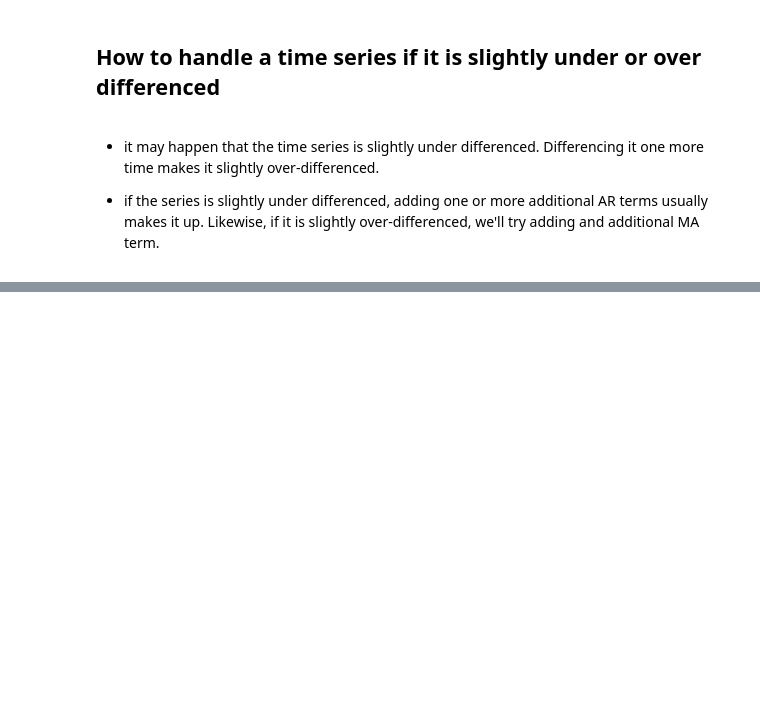
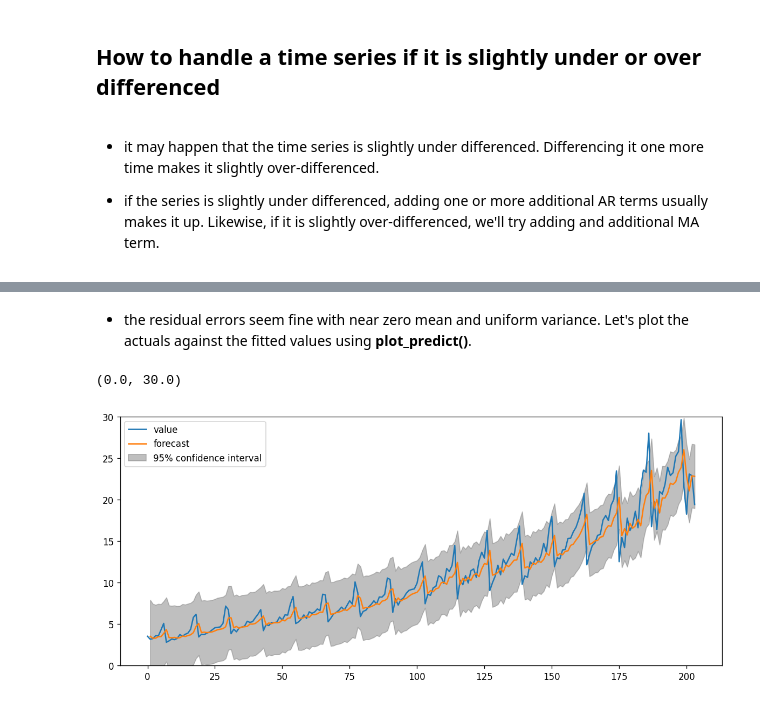
Before and after one commit to emonteiro27/data-arima-time-series, a Jupyter notebook: arima-time-series.ipynb, the cells around one changed output, grey strips where cells are left out. Drawn from its saved outputs; the diff is of its cells as text; code cells hidden in the pictures; blank space fills up the shorter version.

Commit message:
plotted actual vs predicted values with arima model with p=1, d=1 and q=1

```diff
--- a/arima-time-series.ipynb
+++ b/arima-time-series.ipynb
@@ -345,0 +344,13 @@ plt.show()
+# %% [markdown]
+- the residual errors seem fine with near zero mean and uniform variance. Let's plot the actuals against the fitted values using __plot_predict()__.
+# %%
+# actual vs fitted (predicted)
+from statsmodels.graphics.tsaplots import plot_predict
+
+fig, axs = plt.subplots(1, 1, figsize=(12, 5))
+axs.plot(df['value'], label='value')
+plot_predict(model_fit, ax=axs, start=1);
+axs.set_ylim(0, 30)
+# %% [output]
+(0.0, 30.0)
+[figure, added]
```
Also changed, not shown: parts of 17 cells of this notebook.
